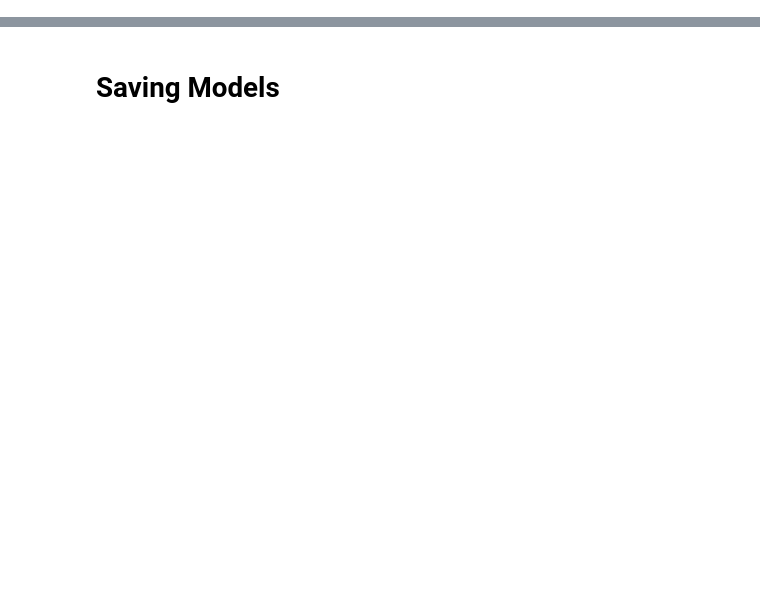
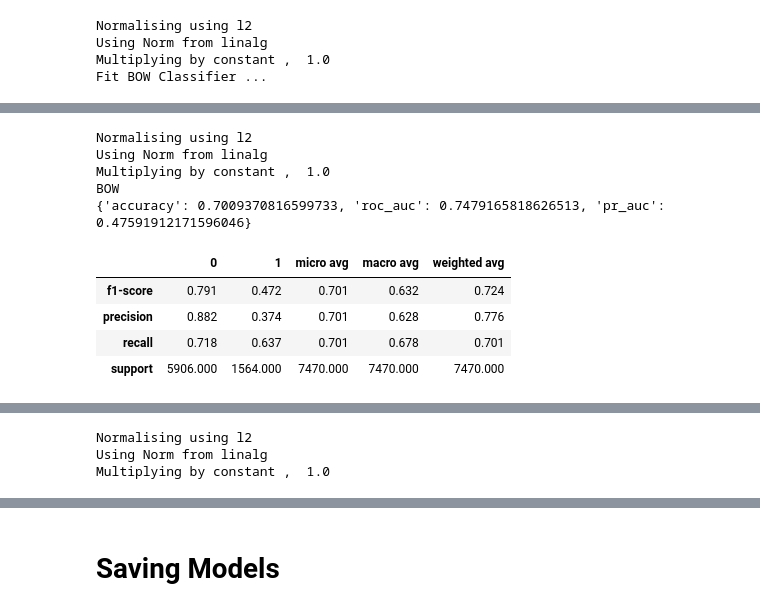
Before and after one commit to successar/PatientVec, a Jupyter notebook: Readmission.ipynb, the cells around one changed output, grey strips where cells are left out. Drawn from its saved outputs; the diff is of its cells as text; code cells hidden in the pictures; blank space fills up the shorter version.

```diff
--- a/Readmission.ipynb
+++ b/Readmission.ipynb
@@ -103,0 +111,8 @@ plt.plot(sorted(max_attentions))
+# %%
+config = {'vocab' : data.vocab, 'stop_words' : True, 'exp_name' : data.name,
+          'type' : data.metrics_type, 'norm' : 'l2', 'constant_mul' : 1.0}
+lr = LR(config)
+lr.train(train_data)
+metrics = lr.evaluate(dev_data, save_results=True)
+pred = lr.predict(dev_data)
+# %% [output]
@@ -103,0 +120,4 @@ plt.plot(sorted(max_attentions))
+Normalising using l2
+Using Norm from linalg
+Multiplying by constant ,  1.0
+Fit BOW Classifier ...
@@ -103,0 +125,10 @@ plt.plot(sorted(max_attentions))
+Normalising using l2
+Using Norm from linalg
+Multiplying by constant ,  1.0
+BOW
+{'accuracy': 0.7009370816599733, 'roc_auc': 0.7479165818626513, 'pr_auc': 0.47591912171596046}
+|  | 0 | 1 | micro avg | macro avg | weighted avg |
+| f1-score | 0.791 | 0.472 | 0.701 | 0.632 | 0.724 |
+| precision | 0.882 | 0.374 | 0.701 | 0.628 | 0.776 |
+| recall | 0.718 | 0.637 | 0.701 | 0.678 | 0.701 |
+| support | 5906.000 | 1564.000 | 7470.000 | 7470.000 | 7470.000 |
@@ -103,0 +136,3 @@ plt.plot(sorted(max_attentions))
+Normalising using l2
+Using Norm from linalg
+Multiplying by constant ,  1.0
```
Also changed, not shown: parts of 24 cells of this notebook, 3 other files.
